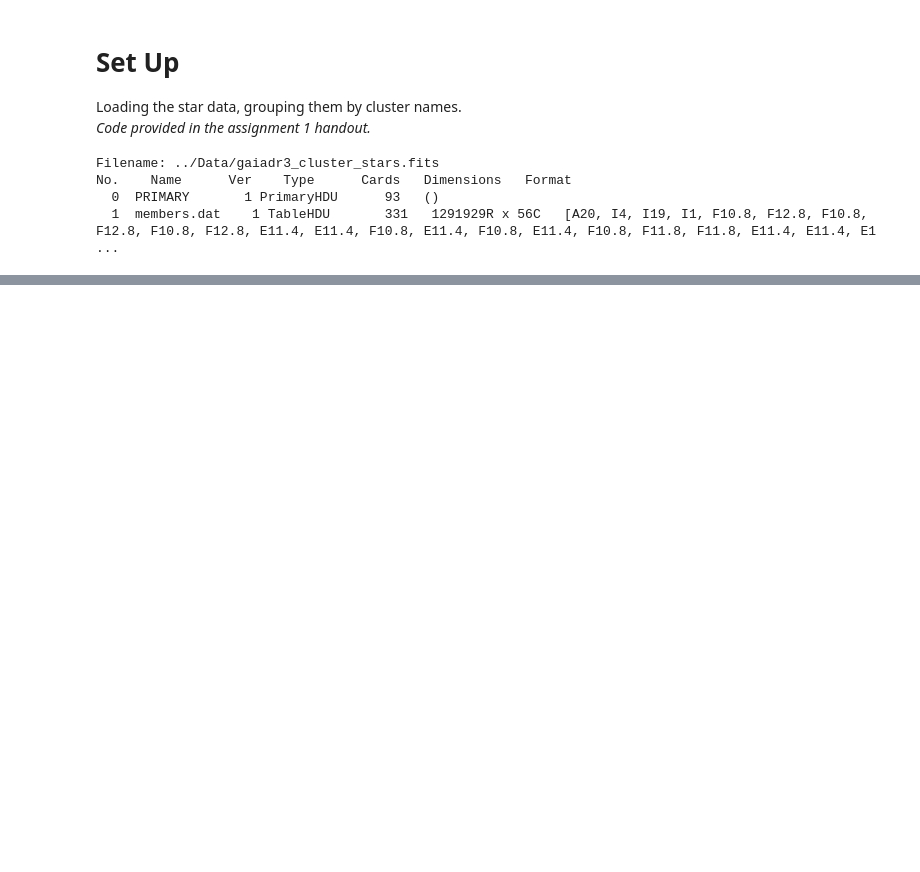
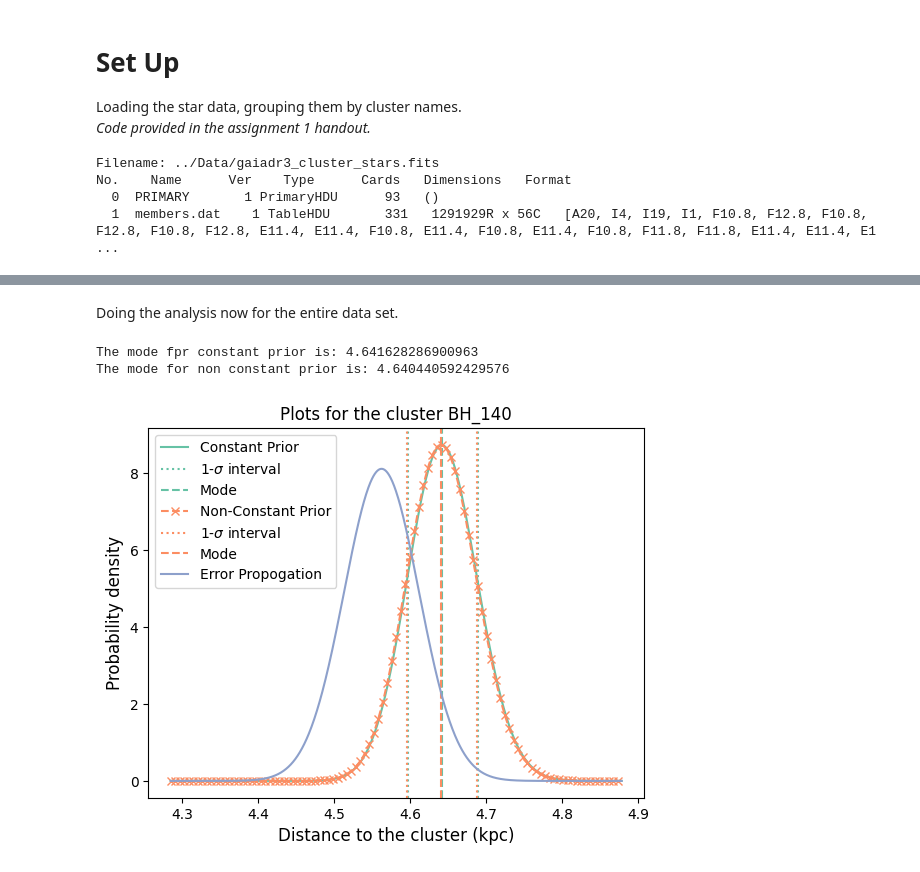
Before and after one commit to ShashanthS/Statistical-Methods, a Jupyter notebook: Assignment 2/StatMethods_Assignment2_ShashanthSriramanathan.ipynb, the cells around one changed output, grey strips where cells are left out. Drawn from its saved outputs; the diff is of its cells as text; code cells hidden in the pictures; blank space fills up the shorter version.

```diff
--- a/Assignment 2/StatMethods_Assignment2_ShashanthSriramanathan.ipynb
+++ b/Assignment 2/StatMethods_Assignment2_ShashanthSriramanathan.ipynb
@@ -53,0 +348,49 @@ reduce_data(stars)
+# %% [markdown]
+Doing the analysis now for the entire data set.
+# %%
+# Calculate posterior pdf for constant prior
+dist_range, posterior_pdf, mean_plx, e_plx_mean = dist_posterior_const_prior(cl_name, stars_hiprob, const_prior=True)
+plt.plot(dist_range, posterior_pdf, label='Constant Prior', color=color_const_prior)
+
+# Calculate 1-sigma intervals, and mode. Plot corresponding vertical lines
+intervals, mode = calc_intervals_mode(dist_range, posterior_pdf)
+plt.axvline(intervals[0], linestyle=':', label=r'1-$\sigma $ interval', color=color_const_prior)
+plt.axvline(intervals[1], linestyle=':', color=color_const_prior)
+plt.axvline(mode[0], linestyle='--', label='Mode', color=color_const_prior)
+print('The mode fpr constant prior is:', mode[0])
+
+# Calculate posterior pdf for non-constant prior
+dist_range, posterior_pdf, mean_plx, e_plx_mean = dist_posterior_const_prior(cl_name, stars_hiprob, const_prior=False)
+plt.plot(dist_range, posterior_pdf, '--', label='Non-Constant Prior', color=color_nonconst_prior, marker='x', markevery=10)
+
+# Calculate 1-sigma intervals, and mode. Plot corresponding vertical lines
+intervals, mode = calc_intervals_mode(dist_range, posterior_pdf)
+plt.axvline(intervals[0], linestyle=':', label=r'1-$\sigma $ interval', color=color_nonconst_prior)
+plt.axvline(intervals[1], linestyle=':', color=color_nonconst_prior)
+plt.axvline(mode[0], linestyle='--', label='Mode', color=color_nonconst_prior)
+print('The mode for non constant prior is:', mode[0])
+
+# Plot the distribution using error propogation
+e_dist = e_plx_mean
+mean_dist = 1/mean_plx
+std_d = mean_dist * (e_dist/mean_plx)
+pdf_something = sts.norm.pdf(x=dist_range, loc=1/mean_plx, scale=std_d)
+plt.plot(dist_range, pdf_something, label='Error Propogation', color=color_err_prop)
+
+
+# Plot Styling
+plt.xlabel(r'Distance to the cluster (kpc)',fontsize=12)
+plt.ylabel(r'Probability density',fontsize=12)
+
+# Zoom in by setting limits so that the curve is more visible
+# plt.xlim(4, 5.5)
+# plt.ylim(0,10)
+
+plt.legend()
+plt.title(f'Plots for the cluster {cl_name}')
+# plt.savefig('temp.pdf')
+plt.show()
+# %% [output]
+The mode fpr constant prior is: 4.641628286900963
+The mode for non constant prior is: 4.640440592429576
+[figure, added]
```
Also changed, not shown: parts of 33 cells of this notebook.
